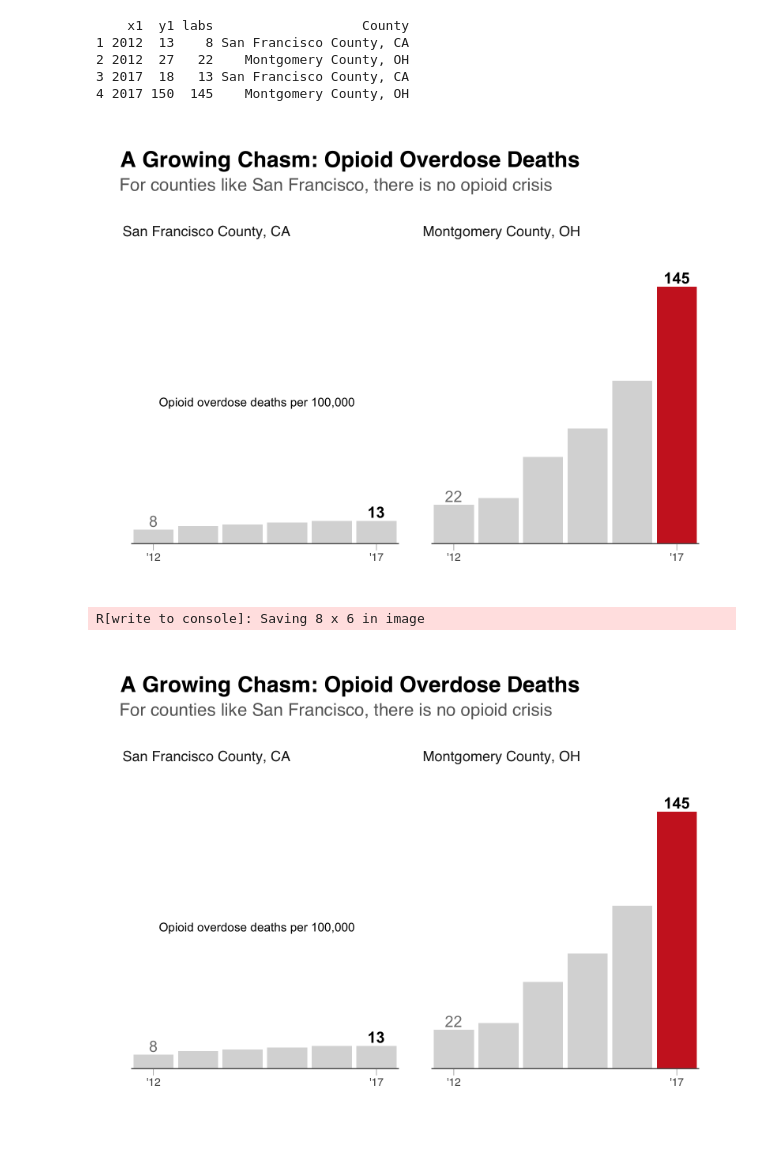
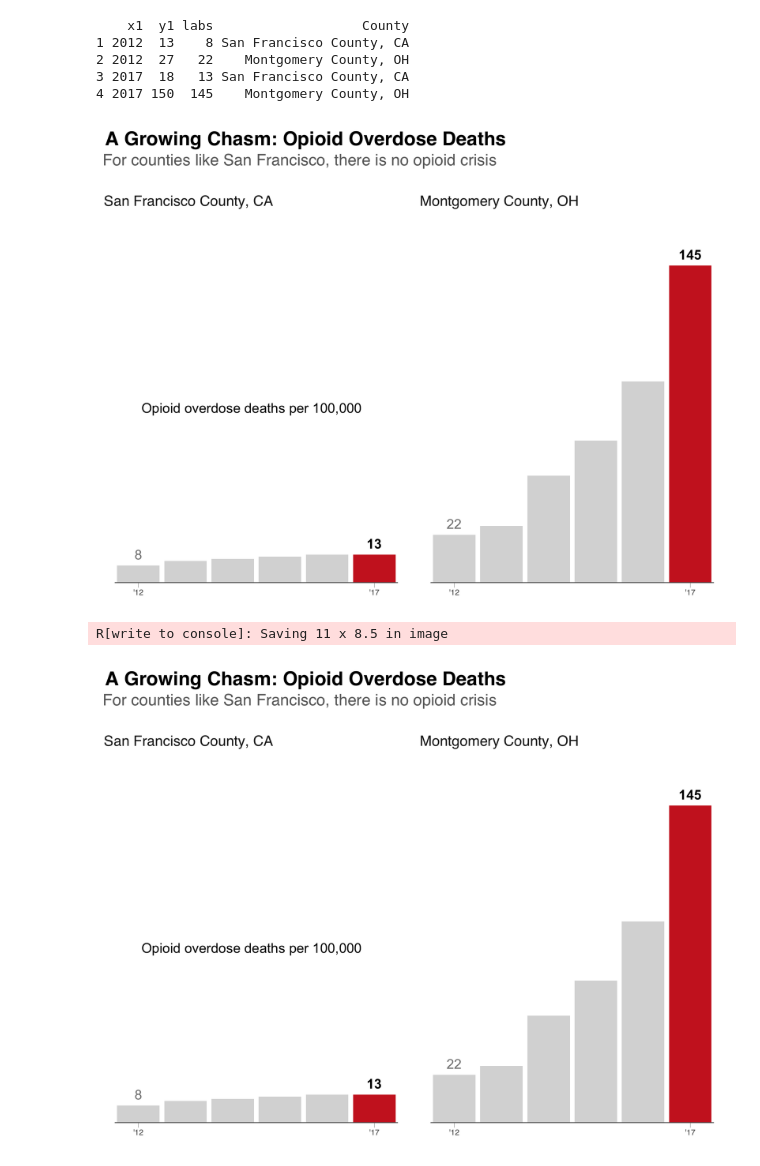
Before and after one commit to nithish08/opioids, a Jupyter notebook: src/MS-tale-of-two-counties.ipynb, the cells around one changed output. Cells and saved outputs as stored; diff of their text form; code cells hidden in the pictures.

```diff
--- a/src/MS-tale-of-two-counties.ipynb
+++ b/src/MS-tale-of-two-counties.ipynb
@@ -73,10 +73,10 @@ sf_montg = sf_montg[['Year', 'County', 'Deaths', 'Rate']]
 # Custom theme
 theme_custom <- theme(text = element_text(family = "sans"),
                       panel.grid = element_blank(),
-                      plot.title = element_text(face = "bold", size = 20, hjust = 0.02),
-                      plot.subtitle = element_text(colour = "grey40", size = 16, hjust = 0.01),
-                      plot.margin = unit(c(1, 0.5, 1, 0.5), "cm"),
-                      strip.text = element_text(size = 13, face = "plain", hjust = 0),
+                      plot.title = element_text(face = "bold", size = 24, hjust = 0.02),
+                      plot.subtitle = element_text(colour = "grey40", size = 20, hjust = 0.01),
+                      plot.margin = unit(c(0.5, 0, 0.5, 0), "cm"),
+                      strip.text = element_text(size = 18, face = "plain", hjust = 0),
                       axis.text.x = element_text(size = 10),
                       axis.text.y = element_blank(),
                       axis.title = element_blank(),
@@ -89,7 +89,7 @@ n = length(sf_montg$Year)
 # Bar vars
 highlight <- "firebrick3"
 normal <- "grey85"
-bar_fill = c(rep(normal, n-1), highlight)
+bar_fill = c(rep(normal, 5), highlight, rep(normal, 5), highlight)
 
 # Font faces for labels
 faces = c("plain", "plain", "bold", "bold")
@@ -148,41 +148,42 @@ anno
 3 2017  18   13 San Francisco County, CA
 4 2017 150  145    Montgomery County, OH
 # %%
-%%R -h 6 -w 8 -u in -r 200
+%%R -h 8.5 -w 11 -u in -r 200
 
 # Base
 q <- ggplot(data = sf_montg, aes(x = Year, y = Rate))
 
 # Geoms
 q <- q + geom_col(fill = bar_fill)
 
 # Title
 q <- q + labs(title = "A Growing Chasm: Opioid Overdose Deaths")
 q <- q + labs(subtitle = "For counties like San Francisco, there is no opioid crisis\n")
 
 # Annotations
-q <- q + geom_text(data = anno, aes(x = x1, y = y1, label = labs), fontface = faces, colour = colours, size = 5)
-q <- q + geom_text(data = anno2, aes(x = x2, y = y2, label = "Opioid overdose deaths per 100,000"), hjust=0.2)
+q <- q + geom_text(data = anno, aes(x = x1, y = y1, label = labs), fontface = faces, colour = colours, size = 6)
+q <- q + geom_text(data = anno2, aes(x = x2, y = y2, label = "Opioid overdose deaths per 100,000"),
+                   size = 6, hjust=0.2)
 
 # Axes
 q <- q + geom_segment(aes(x = 2011.5, y = 0, xend = 2017.5, yend = 0), colour = "grey35", size = 0.7)
 q <- q + scale_x_continuous(breaks = c(2012, 2017), labels = c("'12", "'17"))
 q <- q + scale_y_continuous(limits = c(0, 170), expand = c(0,0))
 
 # Facets
 q <- q + facet_grid(col = vars(County))
 
 # Themes
 q <- q + theme_minimal() + theme_custom
 
 q
 # %% [output]
-[figure, old version]
+[figure, new version]
 # %%
-%%R -h 6 -w 8 -u in -r 200
+%%R -h 8.5 -w 11 -u in -r 200
 
 # Save plot
 q + ggsave('../output/chasm.png', device = 'png')
 # %% [output]
-R[write to console]: Saving 8 x 6 in image
+R[write to console]: Saving 11 x 8.5 in image
-[figure, old version]
+[figure, new version]
```
Also changed, not shown: 7 other files.
